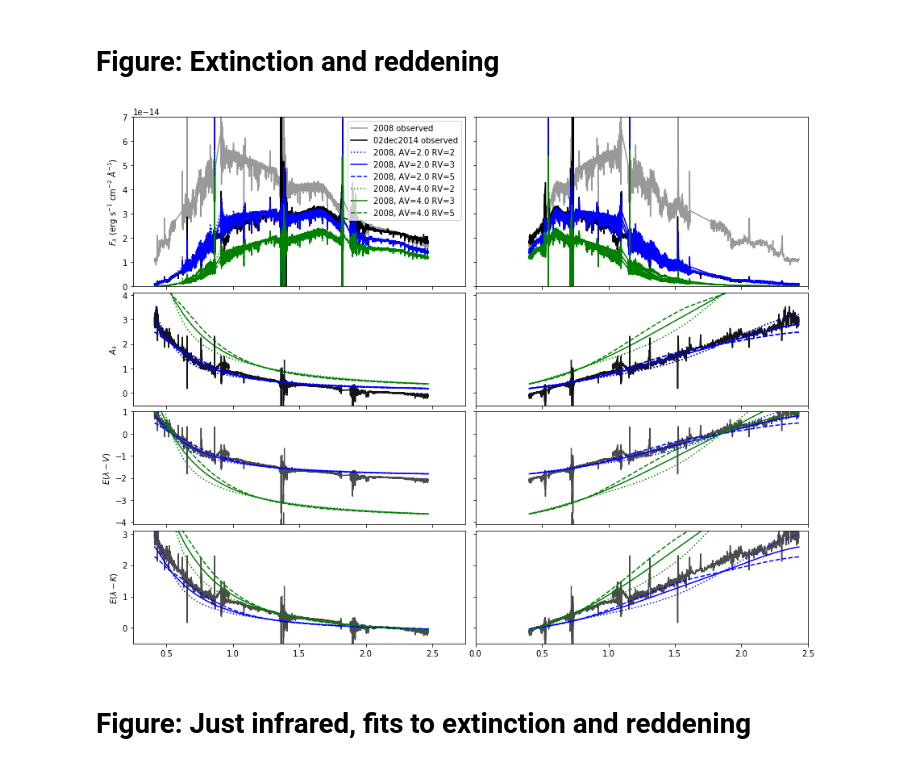
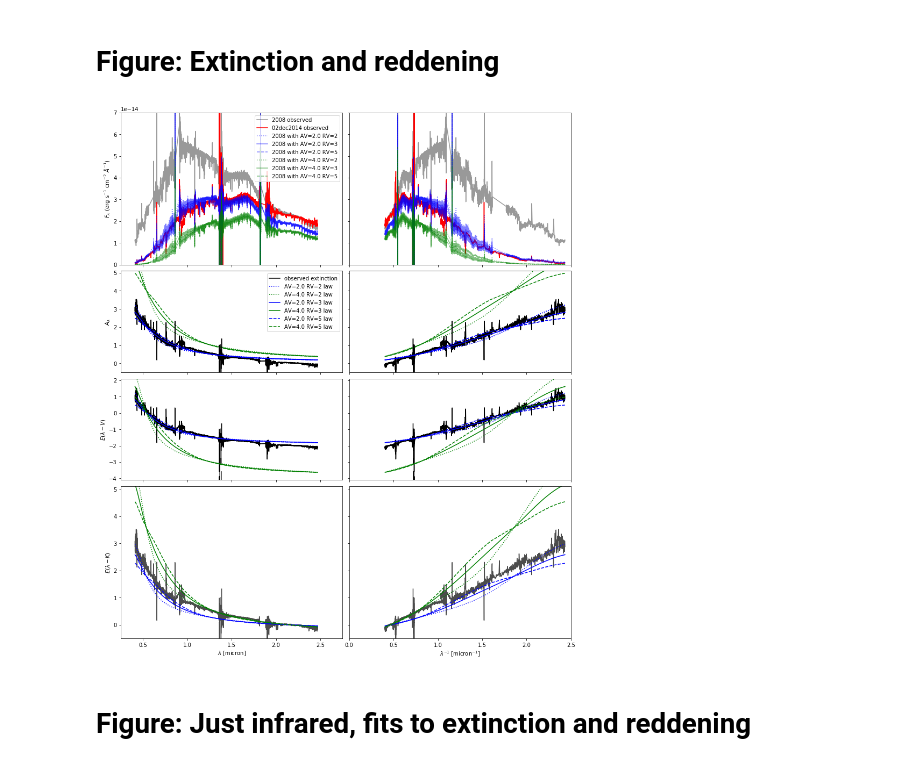
Before and after one commit to krislars/AA_Tau_Covey, a Jupyter notebook: AATau_data.ipynb, the cells around one changed output. Drawn from its saved outputs; the diff is of its cells as text; code cells hidden in the pictures.

Commit message:
Figures up to date as sent to Greg

```diff
--- a/AATau_data.ipynb
+++ b/AATau_data.ipynb
@@ -1480,30 +1481,30 @@ plt.show()
 # %% [markdown]
 # Figure: Extinction and reddening
 # %%
-fig,axs=plt.subplots(4,2,sharex='col',sharey='row',figsize=(15,12),gridspec_kw = {'height_ratios':[3, 2, 2, 2]})
+fig,axs=plt.subplots(4,2,sharex='col',sharey='row',figsize=(15,18),gridspec_kw = {'height_ratios':[3, 2, 2, 3]})
 
 # fig.subplots_adjust(hspace=0)
 
 # my little FMunred doesn't include UV, lambda < 0.411 micron
 
 axs[0,0].plot(allwav_2008clip,alldata_2008clip,'k',alpha=0.4,label='2008 observed')
-axs[0,0].plot(allwav_dec02clip,alldata_dec02clip,'k',label='02dec2014 observed')
+axs[0,0].plot(allwav_dec02clip,alldata_dec02clip,'red',label='02dec2014 observed')
 axs[0,1].plot(1/allwav_2008clip,alldata_2008clip,'k',alpha=0.4)
-axs[0,1].plot(1/allwav_dec02clip,alldata_dec02clip,'k')
+axs[0,1].plot(1/allwav_dec02clip,alldata_dec02clip,'red')
 
-axs[0,0].plot(allwav_2008clip,fobs1ext[0,:],'b',label='2008, AV=2.0 RV=2',linestyle='dotted')
-axs[0,1].plot(1/allwav_2008clip,fobs1ext[0,:],'b')
-axs[0,0].plot(allwav_2008clip,fobs1ext[1,:],'b',label='2008, AV=2.0 RV=3',linestyle='solid')
-axs[0,1].plot(1/allwav_2008clip,fobs1ext[1,:],'b')
-axs[0,0].plot(allwav_2008clip,fobs1ext[2,:],'b',label='2008, AV=2.0 RV=5',linestyle='dashed')
-axs[0,1].plot(1/allwav_2008clip,fobs1ext[2,:],'b')
+axs[0,0].plot(allwav_2008clip,fobs1ext[0,:],'b',label='2008 with AV=2.0 RV=2',linestyle='dotted',alpha=0.5)
+axs[0,1].plot(1/allwav_2008clip,fobs1ext[0,:],'b',linestyle='dotted',alpha=0.5)
+axs[0,0].plot(allwav_2008clip,fobs1ext[1,:],'b',label='2008 with AV=2.0 RV=3',linestyle='solid',alpha=0.5)
+axs[0,1].plot(1/allwav_2008clip,fobs1ext[1,:],'b',linestyle='solid',alpha=0.5)
+axs[0,0].plot(allwav_2008clip,fobs1ext[2,:],'b',label='2008 with AV=2.0 RV=5',linestyle='dashed',alpha=0.5)
+axs[0,1].plot(1/allwav_2008clip,fobs1ext[2,:],'b',linestyle='dashed',alpha=0.5)
 
-axs[0,0].plot(allwav_2008clip,fobs1ext[3,:],'g',label='2008, AV=4.0 RV=2',linestyle='dotted')
-axs[0,1].plot(1/allwav_2008clip,fobs1ext[3,:],'g')
-axs[0,0].plot(allwav_2008clip,fobs1ext[4,:],'g',label='2008, AV=4.0 RV=3',linestyle='solid')
-axs[0,1].plot(1/allwav_2008clip,fobs1ext[4,:],'g')
-axs[0,0].plot(allwav_2008clip,fobs1ext[5,:],'g',label='2008, AV=4.0 RV=5',linestyle='dashed')
-axs[0,1].plot(1/allwav_2008clip,fobs1ext[5,:],'g')
+axs[0,0].plot(allwav_2008clip,fobs1ext[3,:],'g',label='2008 with AV=4.0 RV=2',linestyle='dotted',alpha=0.5)
+axs[0,1].plot(1/allwav_2008clip,fobs1ext[3,:],'g',linestyle='dotted',alpha=0.5)
+axs[0,0].plot(allwav_2008clip,fobs1ext[4,:],'g',label='2008 with AV=4.0 RV=3',linestyle='solid',alpha=0.5)
+axs[0,1].plot(1/allwav_2008clip,fobs1ext[4,:],'g',linestyle='solid',alpha=0.5)
+axs[0,0].plot(allwav_2008clip,fobs1ext[5,:],'g',label='2008 with AV=4.0 RV=5',linestyle='dashed',alpha=0.5)
+axs[0,1].plot(1/allwav_2008clip,fobs1ext[5,:],'g',linestyle='dashed',alpha=0.5)
 
 
 axs[0,0].set_xlim(0.25,2.75)
@@ -1515,53 +1516,57 @@ axs[0,1].set_ylim(0,0.7E-13)
 
 
 axs[1,0].set_ylabel('$A_\lambda$')
-axs[1,0].set_ylim(-0.5,4.1)
-axs[1,0].plot(allwav_dec02[allwav_dec02>0.411],ext_dec02[allwav_dec02>0.411],'k',alpha=0.7)
-axs[1,1].plot(1./allwav_dec02[allwav_dec02>0.411],ext_dec02[allwav_dec02>0.411],'k',alpha=0.7)
-for j,line, in list(zip(range(3),('dotted','solid','dashed'))):
-        axs[1,0].plot(allwav_2008clip,obs1ext[j,:],'b',linestyle=line)
+axs[1,0].set_ylim(-0.5,5.1)
+axs[1,0].plot(allwav_dec02[allwav_dec02>0.411],ext_dec02[allwav_dec02>0.411],'k',alpha=1,label='observed extinction')
+axs[1,1].plot(1./allwav_dec02[allwav_dec02>0.411],ext_dec02[allwav_dec02>0.411],'k',alpha=1)
+for j,line,legend in list(zip(range(3),('dotted','solid','dashed'),('2','3','5'))):
+        axs[1,0].plot(allwav_2008clip,obs1ext[j,:],'b',linestyle=line,label='AV=2.0 RV='+legend+' law')
         axs[1,1].plot(1/allwav_2008clip,obs1ext[j,:],'b',linestyle=line)
-        axs[1,0].plot(allwav_2008clip,obs1ext[j+3,:],'g',linestyle=line)
+        axs[1,0].plot(allwav_2008clip,obs1ext[j+3,:],'g',linestyle=line,label='AV=4.0 RV='+legend+' law')
         axs[1,1].plot(1/allwav_2008clip,obs1ext[j+3,:],'g',linestyle=line)
+axs[1,0].legend(loc='best')
 
-axs[1,0].plot(allwav_dec02[allwav_dec02>0.411],ext_dec02[allwav_dec02>0.411],'k',alpha=0.7)
-axs[1,1].plot(1./allwav_dec02[allwav_dec02>0.411],ext_dec02[allwav_dec02>0.411],'k',alpha=0.7)
-for j,line, in list(zip(range(3),('dotted','solid','dashed'))):
+axs[1,0].plot(allwav_dec02[allwav_dec02>0.411],ext_dec02[allwav_dec02>0.411],'k',alpha=1)
+axs[1,1].plot(1./allwav_dec02[allwav_dec02>0.411],ext_dec02[allwav_dec02>0.411],'k',alpha=1)
+for j,line in list(zip(range(3),('dotted','solid','dashed'))):
         axs[1,0].plot(allwav_2008clip,obs1ext[j,:],'b',linestyle=line)
         axs[1,1].plot(1/allwav_2008clip,obs1ext[j,:],'b',linestyle=line)
 
 axs[2,0].set_ylabel('$E(\lambda-V)$')
-axs[2,0].plot(allwav_dec02[allwav_dec02>0.411],ext_dec02[allwav_dec02>0.411]-2.0,'k',alpha=0.7)
-axs[2,1].plot(1./allwav_dec02[allwav_dec02>0.411],ext_dec02[allwav_dec02>0.411]-2.0,'k',alpha=0.7)
+axs[2,0].plot(allwav_dec02[allwav_dec02>0.411],ext_dec02[allwav_dec02>0.411]-2.0,'k',alpha=1)
+axs[2,1].plot(1./allwav_dec02[allwav_dec02>0.411],ext_dec02[allwav_dec02>0.411]-2.0,'k',alpha=1)
 for j,line, in list(zip(range(3),('dotted','solid','dashed'))):
         axs[2,0].plot(allwav_2008clip,obs1ext[j,:]-2.0,'b',linestyle=line)
         axs[2,1].plot(1/allwav_2008clip,obs1ext[j,:]-2.0,'b',linestyle=line)
         axs[2,0].plot(allwav_2008clip,obs1ext[j+3,:]-4.0,'g',linestyle=line)
         axs[2,1].plot(1/allwav_2008clip,obs1ext[j+3,:]-4.0,'g',linestyle=line)
-axs[2,0].set_ylim(-4.1,1)
+axs[2,0].set_ylim(-4.1,2.1)
 
 AH=mags2[1]-mags1[1]
 AK=mags2[0]-mags1[0]
 AHext=mags1ext[:,1]-mags1[1]
 AKext=mags1ext[:,0]-mags1[0]
 
 axs[3,0].set_ylabel('$E(\lambda-K)$')
-axs[3,0].plot(allwav_dec02[allwav_dec02>0.411],(ext_dec02[allwav_dec02>0.411]-AK),'k',alpha=0.7)
+axs[3,0].plot(allwav_dec02[allwav_dec02>0.411],(ext_dec02[allwav_dec02>0.411]-AK),'k',alpha=0.7,label='2008 -> 2014')
 axs[3,1].plot(1./allwav_dec02[allwav_dec02>0.411],(ext_dec02[allwav_dec02>0.411]-AK),'k',alpha=0.7)
 for j,line, in list(zip(range(3),('dotted','solid','dashed'))):
         axs[3,0].plot(allwav_2008clip,(obs1ext[j,:]-AKext[j]),'b',linestyle=line)
         axs[3,1].plot(1/allwav_2008clip,(obs1ext[j,:]-AKext[j]),'b',linestyle=line)
         axs[3,0].plot(allwav_2008clip,(obs1ext[j+3,:]-AKext[j+3]),'g',linestyle=line)
         axs[3,1].plot(1/allwav_2008clip,(obs1ext[j+3,:]-AKext[j+3]),'g',linestyle=line)
-axs[3,0].set_ylim(-0.5,3.1)
+axs[3,0].set_ylim(-0.5,5.1)
+
+axs[3,0].set_xlabel('$\lambda$ [micron]')
+axs[3,1].set_xlabel('$\lambda^{-1}$ [micron$^{-1}$]')
 
 
 fig.subplots_adjust(hspace=0.05)
 fig.subplots_adjust(wspace=0.03)
 
 plt.show()
 # %% [output]
-[figure, old version]
+[figure, new version]
 # %% [markdown]
 # Figure: Just infrared, fits to extinction and reddening
 # %%
```
Also changed, not shown: parts of 32 cells of this notebook.
